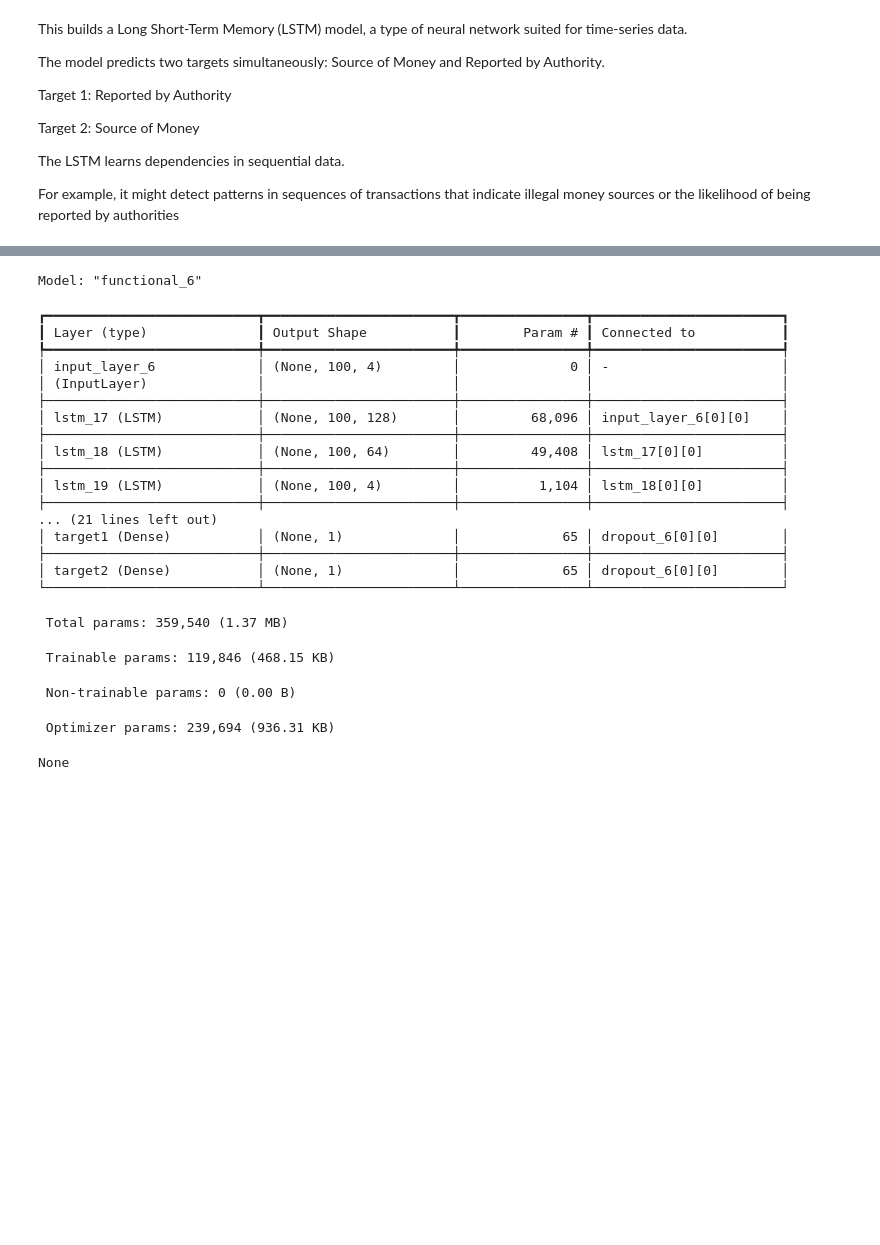
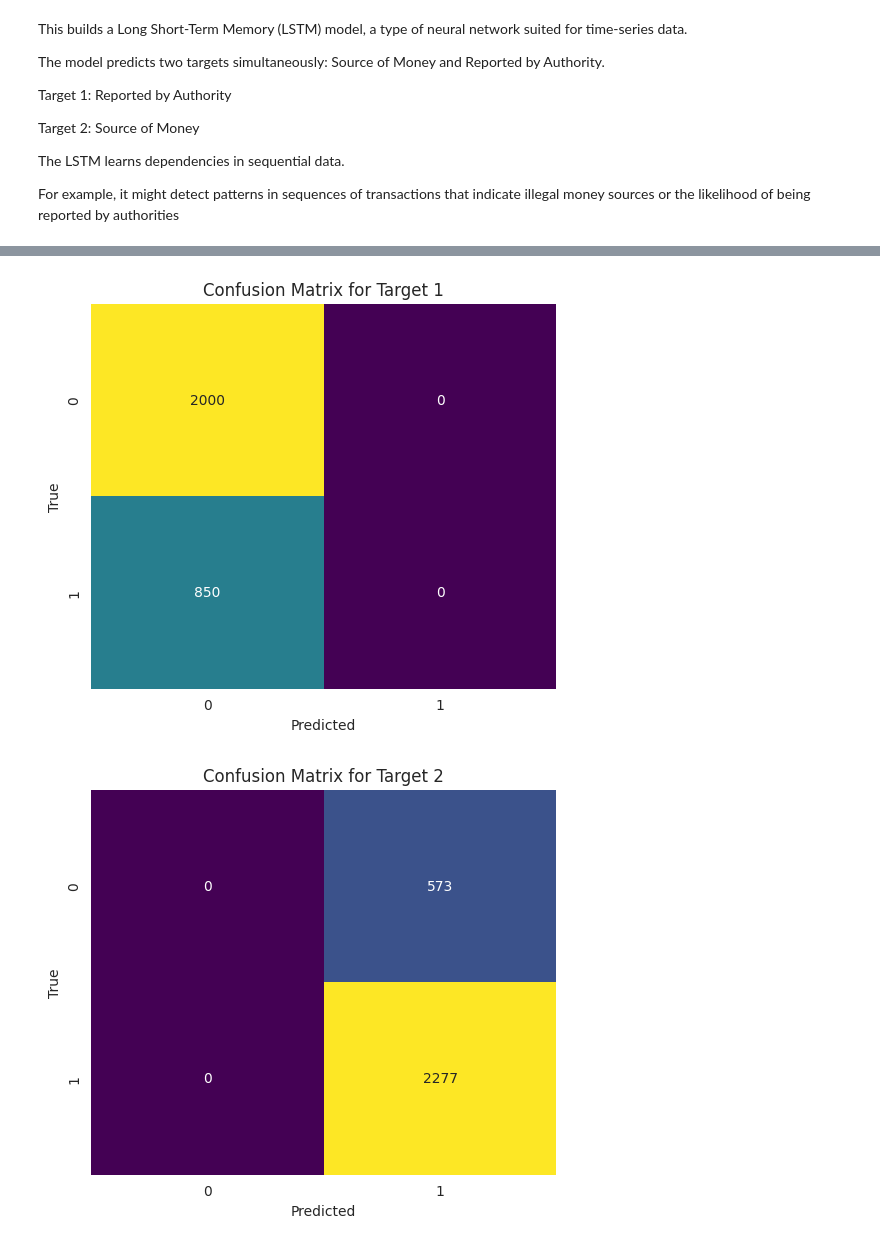
Before and after one commit to muhammadahmed73/Final-Project, a Jupyter notebook: 22031216_UOH_Final_Project.ipynb, the cells around one changed output, grey strips where cells are left out. Cells and saved outputs as stored; diff of their text form; code cells hidden in the pictures; blank space fills up the shorter version.

```diff
--- a/22031216_UOH_Final_Project.ipynb
+++ b/22031216_UOH_Final_Project.ipynb
@@ -981,0 +1067,5 @@ For example, it might detect patterns in sequences of transactions that indicate
+# %%
+X_train, y_train = create_dataset(train, lookback=lookback)
+X_test, y_test = create_dataset(test, lookback=lookback)
+print(X_train.shape, y_train.shape)
+print(X_test.shape, y_test.shape)
@@ -1057,19 +1221,23 @@ The validation metrics being close to the training metrics show that the model g
 # %%
 import numpy as np
+from sklearn.metrics import classification_report
 
 # Predict on the test set
 predictions = model.predict(X_test)
 
+# Process predictions for binary classification
+target1_pred = (predictions[0] > 0.5).astype(int).flatten()
+target2_pred = (predictions[1] > 0.5).astype(int).flatten()
+
+# True labels
+target1_true = y_test[:, 0].astype(int).flatten()
+target2_true = y_test[:, 1].astype(int).flatten()
+
 # Classification report for Target 1
-target1_pred = np.argmax(predictions[0], axis=1)  # Assuming classification task
-target1_true = y_test[:, 0]
 print("Classification Report for Target 1:")
 print(classification_report(target1_true, target1_pred))
 
-
 # Classification report for Target 2
-target2_pred = np.argmax(predictions[1], axis=1)  # Assuming classification task
-target2_true = y_test[:, 1]
 print("Classification Report for Target 2:")
 print(classification_report(target2_true, target2_pred))
 # %% [output]
@@ -1173,26 +1264,27 @@ Epoch 30/30
-# %%
-print(model.summary())
-# %% [output]
-Model: "functional_6"
-┏━━━━━━━━━━━━━━━━━━━━━━━━━━━┳━━━━━━━━━━━━━━━━━━━━━━━━┳━━━━━━━━━━━━━━━━┳━━━━━━━━━━━━━━━━━━━━━━━━┓
-┃ Layer (type)              ┃ Output Shape           ┃        Param # ┃ Connected to           ┃
-┡━━━━━━━━━━━━━━━━━━━━━━━━━━━╇━━━━━━━━━━━━━━━━━━━━━━━━╇━━━━━━━━━━━━━━━━╇━━━━━━━━━━━━━━━━━━━━━━━━┩
-│ input_layer_6             │ (None, 100, 4)         │              0 │ -                      │
-│ (InputLayer)              │                        │                │                        │
-├───────────────────────────┼────────────────────────┼────────────────┼────────────────────────┤
-│ lstm_17 (LSTM)            │ (None, 100, 128)       │         68,096 │ input_layer_6[0][0]    │
-├───────────────────────────┼────────────────────────┼────────────────┼────────────────────────┤
-│ lstm_18 (LSTM)            │ (None, 100, 64)        │         49,408 │ lstm_17[0][0]          │
-├───────────────────────────┼────────────────────────┼────────────────┼────────────────────────┤
-│ lstm_19 (LSTM)            │ (None, 100, 4)         │          1,104 │ lstm_18[0][0]          │
-├───────────────────────────┼────────────────────────┼────────────────┼────────────────────────┤
-... (21 lines left out)
-│ target1 (Dense)           │ (None, 1)              │             65 │ dropout_6[0][0]        │
-├───────────────────────────┼────────────────────────┼────────────────┼────────────────────────┤
-│ target2 (Dense)           │ (None, 1)              │             65 │ dropout_6[0][0]        │
-└───────────────────────────┴────────────────────────┴────────────────┴────────────────────────┘
- Total params: 359,540 (1.37 MB)
- Trainable params: 119,846 (468.15 KB)
- Non-trainable params: 0 (0.00 B)
- Optimizer params: 239,694 (936.31 KB)
-None
+# %%
+import numpy as np
+import matplotlib.pyplot as plt
+import seaborn as sns
+from sklearn.metrics import confusion_matrix
+
+# Compute confusion matrices
+conf_matrix_target1 = confusion_matrix(target1_true, target1_pred)
+conf_matrix_target2 = confusion_matrix(target2_true, target2_pred)
+
+# Function to plot a confusion matrix
+def plot_confusion_matrix(conf_matrix, title):
+    plt.figure(figsize=(6, 5))
+    sns.heatmap(conf_matrix, annot=True, fmt='d', cmap='viridis', cbar=False)
+    plt.xlabel('Predicted')
+    plt.ylabel('True')
+    plt.title(title)
+    plt.show()
+
+# Plot confusion matrix for Target 1
+plot_confusion_matrix(conf_matrix_target1, "Confusion Matrix for Target 1")
+
+# Plot confusion matrix for Target 2
+plot_confusion_matrix(conf_matrix_target2, "Confusion Matrix for Target 2")
+# %% [output]
+[figure, added]
+[figure, added]
```
Also changed, not shown: parts of 30 cells of this notebook.
